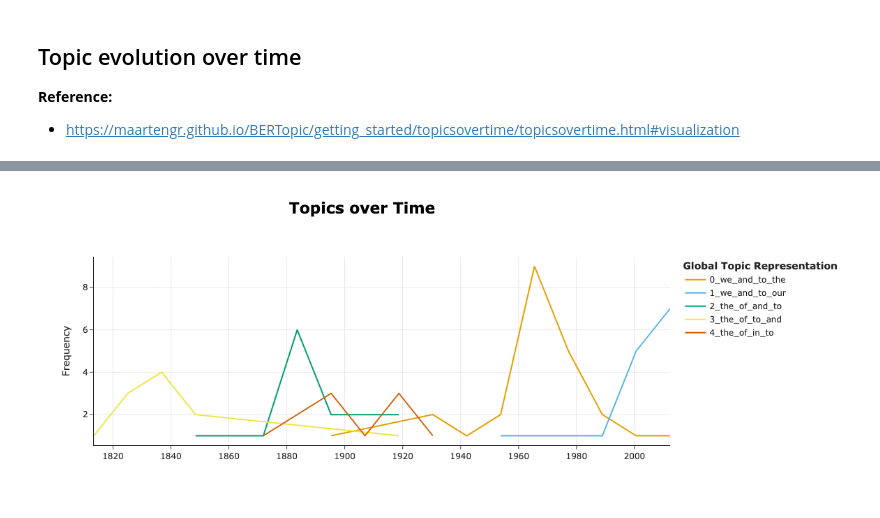
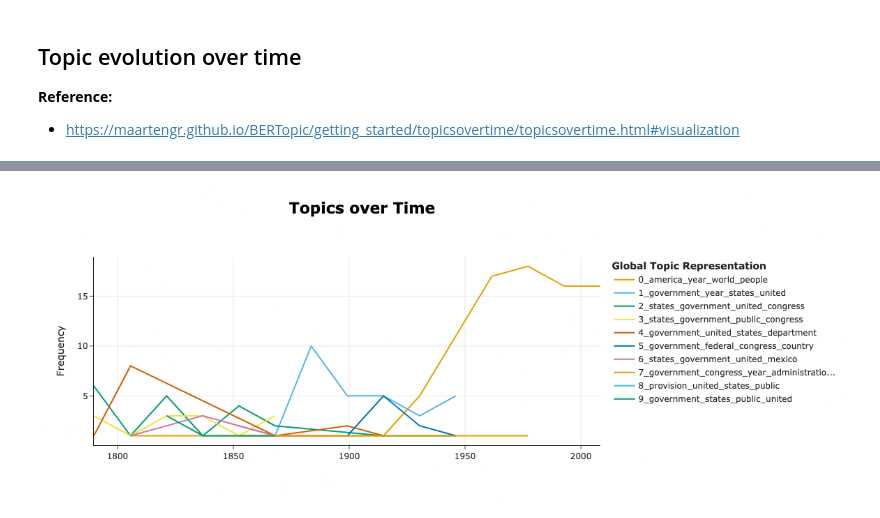
Before and after one commit to UCB-stat-159-f25/proj02-group08, a Jupyter notebook: notebooks/nlp-P04.ipynb, the cells around one changed output, grey strips where cells are left out. Cells and saved outputs as stored; diff of their text form; code cells hidden in the pictures.

```diff
--- a/notebooks/nlp-P04.ipynb
+++ b/notebooks/nlp-P04.ipynb
@@ -50,0 +104,18 @@ docs;
+# %%
+### Block Output
+# 0      [speak, president, present, prepared, remark, ...
+# 1      [president, speaker, point, president, turn, f...
+# 2      [president, thank, thank, thank, madam, speake...
+# 3      [president, thank, thank, thank, good, mitch, ...
+# 4      [president, thank, thank, thank, madam, speake...
+###
+
+
+docs_from_part03_csv = part00.DIR_DATA_03_LDA_BERT / "step00_processed_docs.csv"
+
+import ast
+
+docs_from_part03_csv = part00.pd.read_csv(part00.DIR_DATA_03_LDA_BERT / "step00_processed_docs.csv")
+docs_from_part03_csv = docs_from_part03_csv.Text
+# docs_from_part03_csv = docs_from_part03_csv.apply(ast.literal_eval)
+docs_from_part03_csv
@@ -58,6 +142,7 @@ MIN_TOPIC_SIZE = 3
 IS_VERBOSE = True
 
 step07_topic_model    = BERTopic(min_topic_size=MIN_TOPIC_SIZE, verbose=IS_VERBOSE)
-topics, probabilities = step07_topic_model.fit_transform(docs)
+# topics, probabilities = step07_topic_model.fit_transform(docs)
+topics, probabilities = step07_topic_model.fit_transform(docs_from_part03_csv.to_list())
 topics, probabilities;
 # %% [output]
@@ -72,4 +157,7 @@ topics, probabilities;
 # %%
+NR_BINS      = 15
+TOP_N_TOPICS = 10
+
 ###
 # help(step07_topic_model.topics_over_time)
 ###
@@ -86,4 +174,5 @@ topics, probabilities;
 #     Create topics over time.
 
 
-topics_over_time = step07_topic_model.topics_over_time(docs, timestamps, nr_bins=20)
+topics_over_time = step07_topic_model.topics_over_time(docs_from_part03_csv, timestamps, nr_bins=NR_BINS)
+topics_over_time
@@ -90,4 +193,6 @@ topics_over_time = step07_topic_model.topics_over_time(docs, timestamps, nr_bins
 # %%
-step07_topic_model.visualize_topics_over_time(topics_over_time, top_n_topics=5)
+TOP_N_TOPICS = 10
+
+step07_topic_model.visualize_topics_over_time(topics_over_time, top_n_topics=TOP_N_TOPICS)
 # %% [output]
-[figure, old version]
+[figure, new version]
```
Also changed, not shown: parts of 7 cells of this notebook, 11 other files.
